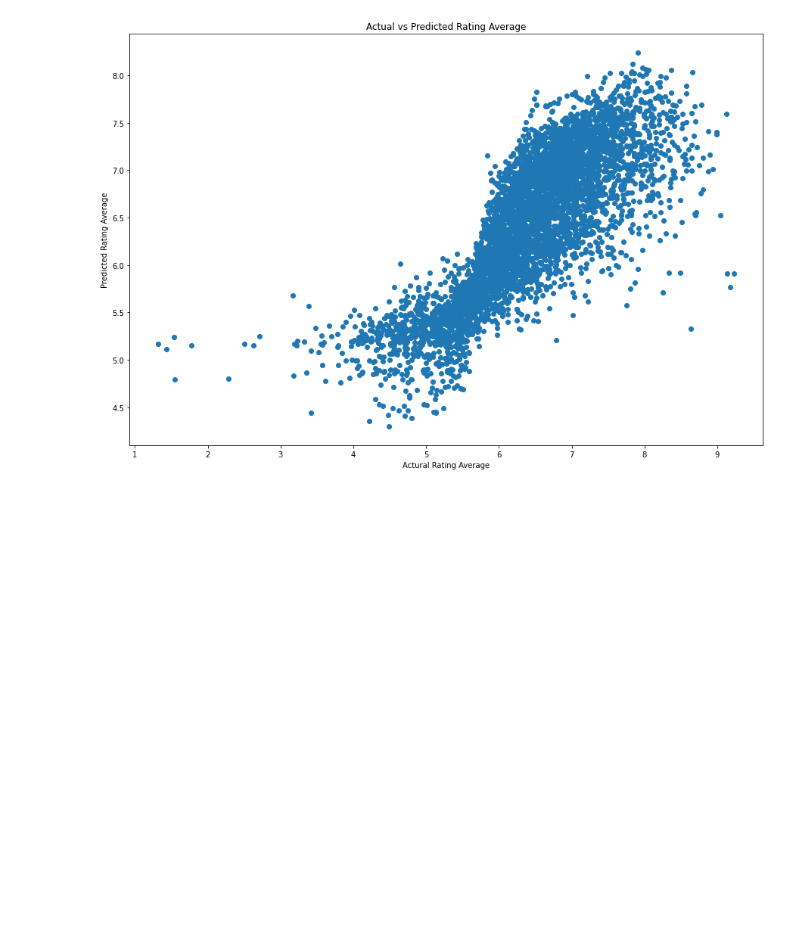
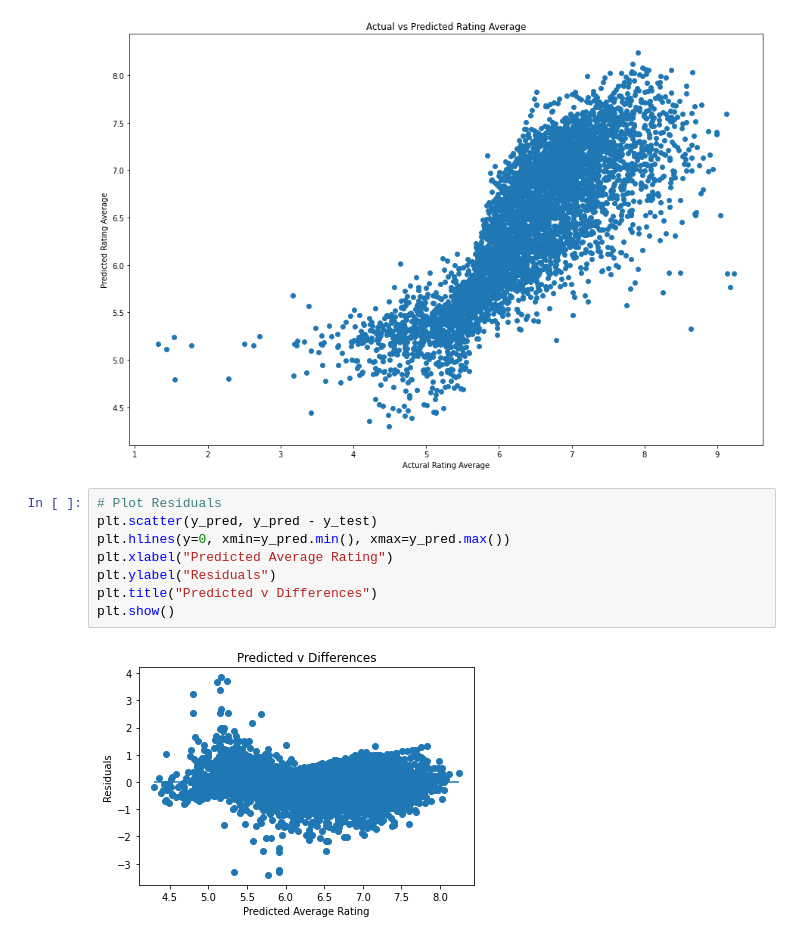
Before and after one commit to aleena-le-mt/Laureena, a Jupyter notebook: mlr_domains_split.ipynb, the cells around one changed output. Cells and saved outputs as stored; diff of their text form; blank space fills up the shorter version.

```diff
--- a/mlr_domains_split.ipynb
+++ b/mlr_domains_split.ipynb
@@ -398,3 +398,13 @@ plt.title("Actual vs Predicted Rating Average")
 # %% [output]
 Text(0.5, 1.0, 'Actual vs Predicted Rating Average')
 [figure]
+# %%
+# Plot Residuals
+plt.scatter(y_pred, y_pred - y_test)
+plt.hlines(y=0, xmin=y_pred.min(), xmax=y_pred.max())
+plt.xlabel("Predicted Average Rating")
+plt.ylabel("Residuals")
+plt.title("Predicted v Differences")
+plt.show()
+# %% [output]
+[figure, added]
```
Also changed, not shown: 6 other files.
